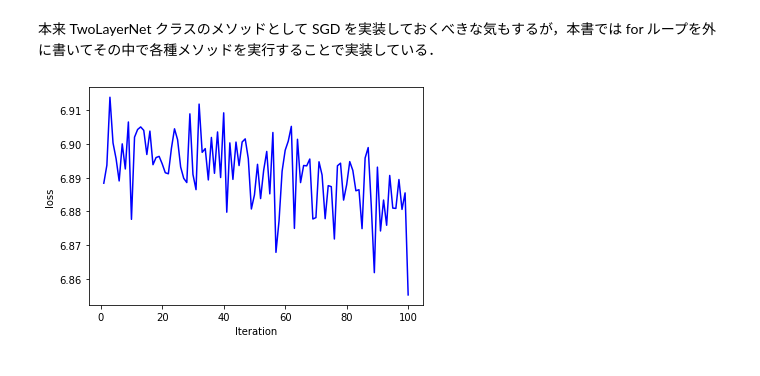
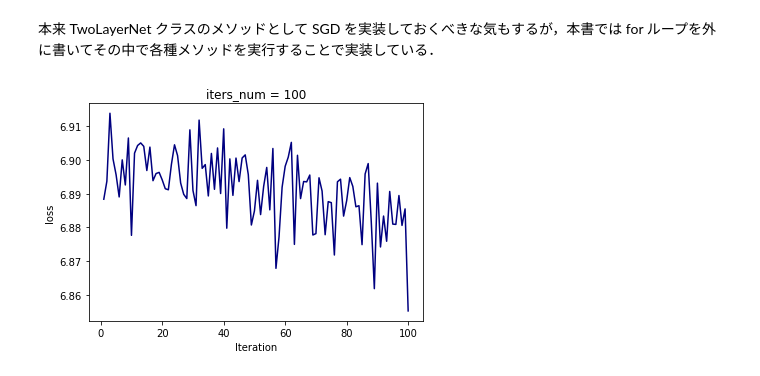
Before and after one commit to Rui-Ue/Deep-Learning-from-scratch, a Jupyter notebook: chapter_4/note_and_source.ipynb, the cells around one changed output. Drawn from its saved outputs; the diff is of its cells as text; code cells hidden in the pictures.

```diff
--- a/chapter_4/note_and_source.ipynb
+++ b/chapter_4/note_and_source.ipynb
@@ -1014,46 +1014,55 @@ array([ 0.12383975, -0.17720447, -0.14293522,  0.04470078, -0.19697969,
 # %% [markdown]
 本来 TwoLayerNet クラスのメソッドとして SGD を実装しておくべきな気もするが，本書では for ループを外に書いてその中で各種メソッドを実行することで実装している．
 # %%
+# SGD の実装
+
 
 # 2層 NN のインスタンス作成
 network = TwoLayerNet(input_size=784, hidden_size=50, output_size=10)
 
-# 記録用
+
+# ロス関数の値の推移(降下)を記録する用
 train_loss_list = []
 
-# 学習(パラメータ推定)の設定
-iters_num = 100
-batch_size = 100
-learning_rate = 0.1
-train_size = x_train.shape[0]
+
+# 学習の設定 (ある種のハイパーパラメータ)
+iters_num = 100                         # 更新回数
+batch_size = 100                       # バッチサイズ
+learning_rate = 0.1                    # 学習率 learning rate． 勾配の方向にどのくらい進むか．
 
 
+# Stochastic Gradient Descent
 for i in range(iters_num):
 
     # ミニバッチの取得
-    batch_mask = np.random.choice(train_size, batch_size)
-    x_batch = x_train[batch_mask]
-    t_batch = t_train[batch_mask]
+    idx = np.random.choice(x_train.shape[0], batch_size, replace=True)  # 本書に沿って復元抽出にしてる．bootstrap的．
+    x_batch = x_train[idx]
+    t_batch = t_train[idx]
 
     # (ミニバッチだけに対する損失関数の) 勾配を計算
     grad = network.numerical_gradient(x_batch, t_batch)
 
-    # 勾配降下(パラメータの更新)
+    # パラメータ W1, b1, W2, b2 のそれぞれを更新(勾配方向に移動)
     for key in ('W1', 'b1', 'W2', 'b2'):
         network.params[key] -= learning_rate * grad[key]
 
-    # 学習経過の記録
-    loss = network.loss(x_batch, t_batch)
+    # ロス関数の値を記録
+    loss = network.loss(x_batch, t_batch)  # x_train, t_train に対するロスを描画したいと思うが，計算コスト的にバッチで我慢．
     train_loss_list.append(loss)
 # %%
+# SGD での loss の推移を描画．
+
 import matplotlib.pyplot as plt
 
 plt.figure()
 plt.xlabel("Iteration")
 plt.ylabel("loss")
+plt.title("iters_num = 100")  # 1,2 時間以上はかかってた気がする．
 
-plt.plot(range(1, iters_num+1), train_loss_list, '-', color="b")
+plt.plot(range(1, iters_num+1), train_loss_list, '-', color="navy")
 
 plt.show()
+
+# シンプルに iteration と batch_size が足りてなさそう．
 # %% [output]
-[figure, old version]
+[figure, new version]
```
Also changed, not shown: parts of 14 cells of this notebook, 2 other files.
